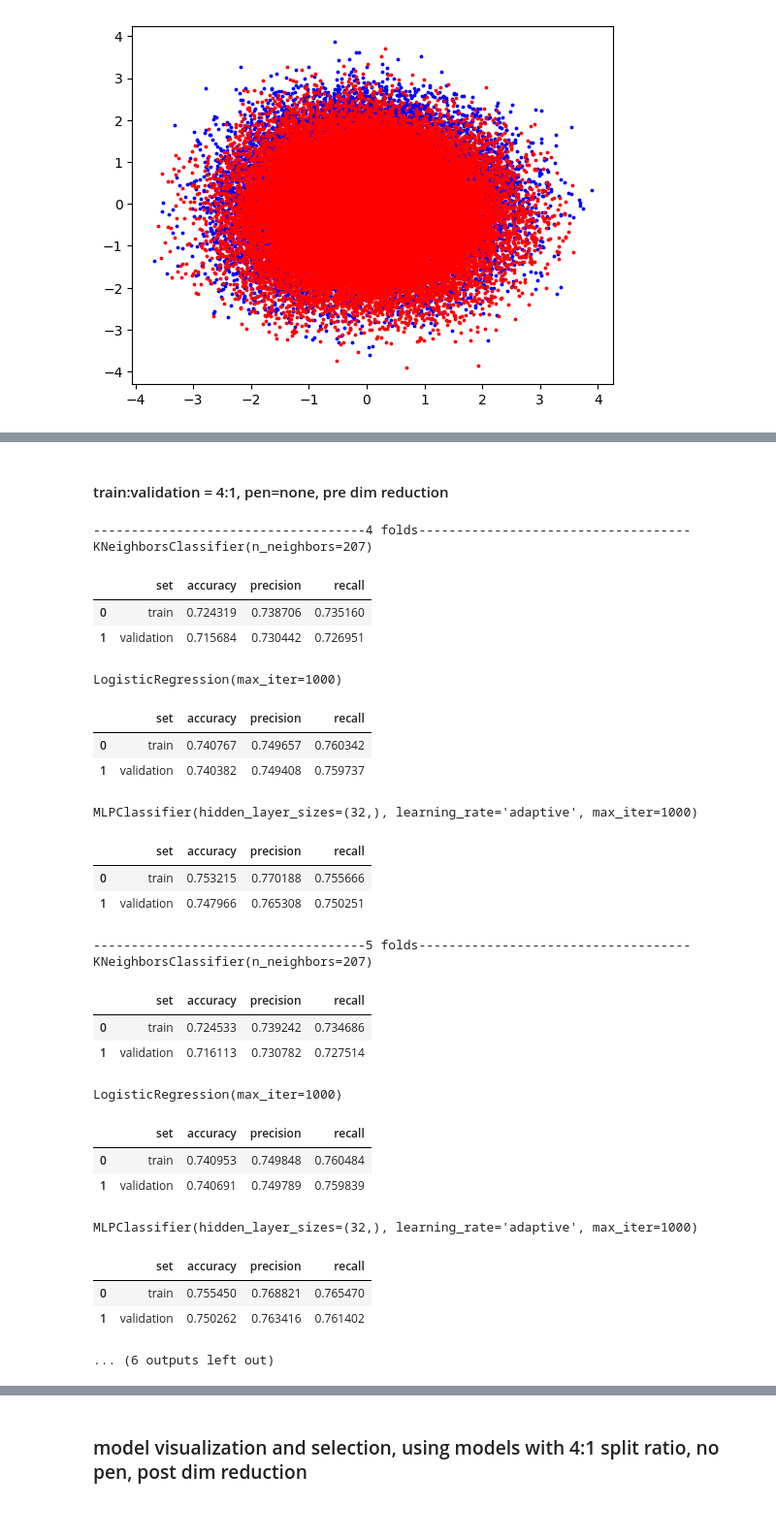
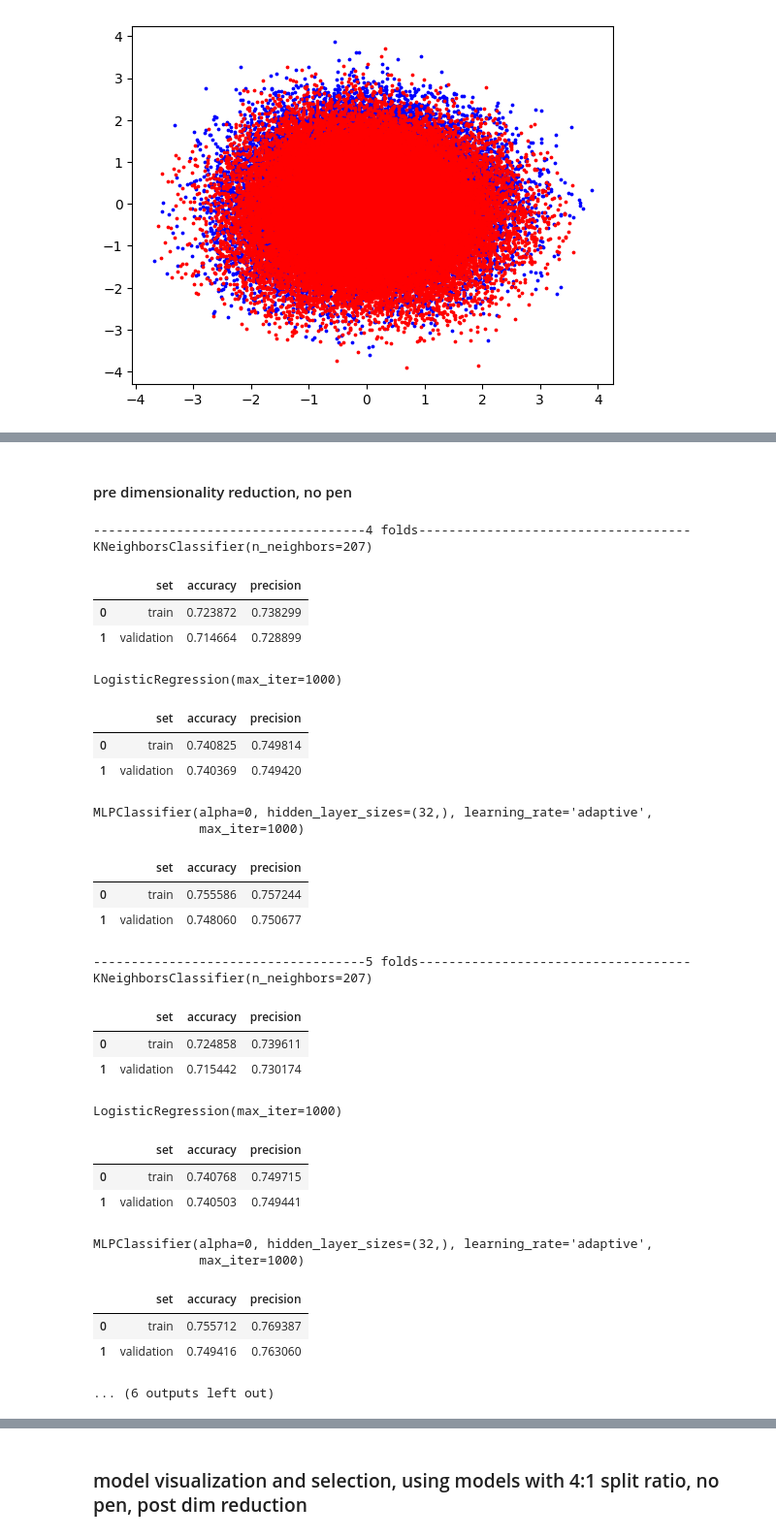
Before and after one commit to duongk67/ML_final_project, a Jupyter notebook: classification.ipynb, the cells around one changed output, grey strips where cells are left out. Shown at 97% size. Drawn from its saved outputs; the diff is of its cells as text; code cells hidden in the pictures.

```diff
--- a/classification.ipynb
+++ b/classification.ipynb
@@ -80,9 +94,9 @@ HTML(f"<style>td {{white-space: nowrap !important;}}</style>")
 # %%
 from sklearn.model_selection import KFold
-X_train, X_valid, Y_train, Y_valid= train_test_split(X, y, test_size=0.2, shuffle=True, random_state=420960)
+# X_train, X_valid, Y_train, Y_valid= train_test_split(X, y, test_size=0.2, shuffle=True, random_state=420960)
 
 def print_metrics(arr):
-  df = pd.DataFrame((['train', arr[0, 0], arr[0, 1], arr[0, 2]], ['valid',arr[1, 0], arr[1, 1], arr[1, 2]]), columns=['set', 'accuracy', 'precision', 'recall'])
+  df = pd.DataFrame((['train', arr[0, 0], arr[0, 1]], ['valid',arr[1, 0], arr[1, 1]]), columns=['set', 'accuracy', 'precision'])
   display(df)
 
 def calc_metrics(X_train, X_valid, y_train, y_valid, model):
@@ -92,25 +106,28 @@ def calc_metrics(X_train, X_valid, y_train, y_valid, model):
   acc_valid= accuracy_score(y_valid, valid_pred)
   prec_train= precision_score(y_train, train_pred)
   prec_valid= precision_score(y_valid, valid_pred)
-  rec_train= recall_score(y_train, train_pred)
-  rec_valid= recall_score(y_valid, valid_pred)
+  # rec_train= recall_score(y_train, train_pred)
+  # rec_valid= recall_score(y_valid, valid_pred)
 
-  arr = [[acc_train, prec_train, rec_train], [acc_valid, prec_valid, rec_valid]]
+  arr = [[acc_train, prec_train], [acc_valid, prec_valid]]
   return arr
 
 
-def kfold(X, Y, model, splits):
-  kf = KFold(splits)
-  metrics = np.zeros((2, 3))
+def kfold(X, Y, model, splits, dim_reduction=None):
+  kf = KFold(splits, random_state=420, shuffle=True)
+  metrics = np.zeros((2, 2))
   for train_indices, valid_indices in kf.split(X, Y):
 
     X_train, X_valid, Y_train, Y_valid = [X.iloc[train_indices], X.iloc[valid_indices], Y[train_indices], Y[valid_indices]]
+    if dim_reduction != None:
+      X_train = dim_reduction.fit_transform(X_train)
+      X_valid = dim_reduction.transform(X_valid)
     model.fit(X_train, Y_train)
     metrics += calc_metrics(X_train, X_valid, Y_train, Y_valid, model)
 
   metrics /= splits
   print(model, end="")
-  display(pd.DataFrame([['train', metrics[0,0], metrics[0,1], metrics[0,2]], ['validation', metrics[1,0], metrics[1,1], metrics[1,2]]], columns=['set', 'accuracy', 'precision', 'recall']))
+  display(pd.DataFrame([['train', metrics[0,0], metrics[0,1]], ['validation', metrics[1,0], metrics[1,1]]], columns=['set', 'accuracy', 'precision']))
   return model
 # %%
 # finding optimal value for k
@@ -125,12 +142,13 @@ k = 207
 # %%
 # finding optimal setting for ann hidden layer
 
-# param_grid = {'hidden_layer_sizes': [(8,), (16,), (32,), (64), (128,), (8, 8), (16, 16), (32, 32)] }
+# param_grid = {#'hidden_layer_sizes': [(8,), (16,), (32,), (64), (128,), (8, 8), (16, 16), (32, 32)]
+#   'learning_rate_init': [0.0001, 0.001, 0.01, 0.1], 'alpha': [0.0001, 0.001, 0.01, 0.1]}
 # ann = MLPClassifier(learning_rate='adaptive', max_iter=1000)
 # from sklearn.model_selection import GridSearchCV
 # grid_search = GridSearchCV(ann, param_grid, cv=5, n_jobs=-1)
 # grid_search.fit(X_train, Y_train)
 # print(grid_search.best_params_) # (32,)
+
 hidden_layer = (32,)
+learning_rate_init = 0.001
-# %% [markdown]
-#### train:validation = 4:1, pen=none, pre dim reduction
@@ -137 +166,3 @@ hidden_layer = (32,)
+# %% [markdown]
+#### pre dimensionality reduction, no pen
 # %%
@@ -140,34 +170,36 @@ folds = [4, 5, 6]
 # %%
 for i in folds:
   print(f'------------------------------------{i} folds------------------------------------')
-  model.append(kfold(X, y, KNeighborsClassifier(n_neighbors=k), i))
-  model.append(kfold(X, y, LogisticRegression(max_iter=1000), i))
-  model.append(kfold(X, y, MLPClassifier(hidden_layer_sizes=hidden_layer, learning_rate='adaptive', max_iter=1000), i))
+  kfold(X, y, KNeighborsClassifier(n_neighbors=k), i)
+  kfold(X, y, LogisticRegression(max_iter=1000), i)
+  kfold(X, y, MLPClassifier(hidden_layer_sizes=hidden_layer, learning_rate='adaptive', max_iter=1000, alpha=0, learning_rate_init=learning_rate_init), i)
 # %% [output]
 ------------------------------------4 folds------------------------------------
 KNeighborsClassifier(n_neighbors=207)
-|  | set | accuracy | precision | recall |
-| 0 | train | 0.724319 | 0.738706 | 0.735160 |
-| 1 | validation | 0.715684 | 0.730442 | 0.726951 |
+|  | set | accuracy | precision |
+| 0 | train | 0.723872 | 0.738299 |
+| 1 | validation | 0.714664 | 0.728899 |
 LogisticRegression(max_iter=1000)
-|  | set | accuracy | precision | recall |
-| 0 | train | 0.740767 | 0.749657 | 0.760342 |
-| 1 | validation | 0.740382 | 0.749408 | 0.759737 |
+|  | set | accuracy | precision |
+| 0 | train | 0.740825 | 0.749814 |
+| 1 | validation | 0.740369 | 0.749420 |
-MLPClassifier(hidden_layer_sizes=(32,), learning_rate='adaptive', max_iter=1000)
+MLPClassifier(alpha=0, hidden_layer_sizes=(32,), learning_rate='adaptive',
+              max_iter=1000)
-|  | set | accuracy | precision | recall |
-| 0 | train | 0.753215 | 0.770188 | 0.755666 |
-| 1 | validation | 0.747966 | 0.765308 | 0.750251 |
+|  | set | accuracy | precision |
+| 0 | train | 0.755586 | 0.757244 |
+| 1 | validation | 0.748060 | 0.750677 |
 ------------------------------------5 folds------------------------------------
 KNeighborsClassifier(n_neighbors=207)
-|  | set | accuracy | precision | recall |
-| 0 | train | 0.724533 | 0.739242 | 0.734686 |
-| 1 | validation | 0.716113 | 0.730782 | 0.727514 |
+|  | set | accuracy | precision |
+| 0 | train | 0.724858 | 0.739611 |
+| 1 | validation | 0.715442 | 0.730174 |
 LogisticRegression(max_iter=1000)
-|  | set | accuracy | precision | recall |
-| 0 | train | 0.740953 | 0.749848 | 0.760484 |
-| 1 | validation | 0.740691 | 0.749789 | 0.759839 |
+|  | set | accuracy | precision |
+| 0 | train | 0.740768 | 0.749715 |
+| 1 | validation | 0.740503 | 0.749441 |
-MLPClassifier(hidden_layer_sizes=(32,), learning_rate='adaptive', max_iter=1000)
+MLPClassifier(alpha=0, hidden_layer_sizes=(32,), learning_rate='adaptive',
+              max_iter=1000)
-|  | set | accuracy | precision | recall |
-| 0 | train | 0.755450 | 0.768821 | 0.765470 |
-| 1 | validation | 0.750262 | 0.763416 | 0.761402 |
+|  | set | accuracy | precision |
+| 0 | train | 0.755712 | 0.769387 |
+| 1 | validation | 0.749416 | 0.763060 |
 ... (6 outputs left out)
```
Also changed, not shown: parts of 19 cells of this notebook, 3 other files.
